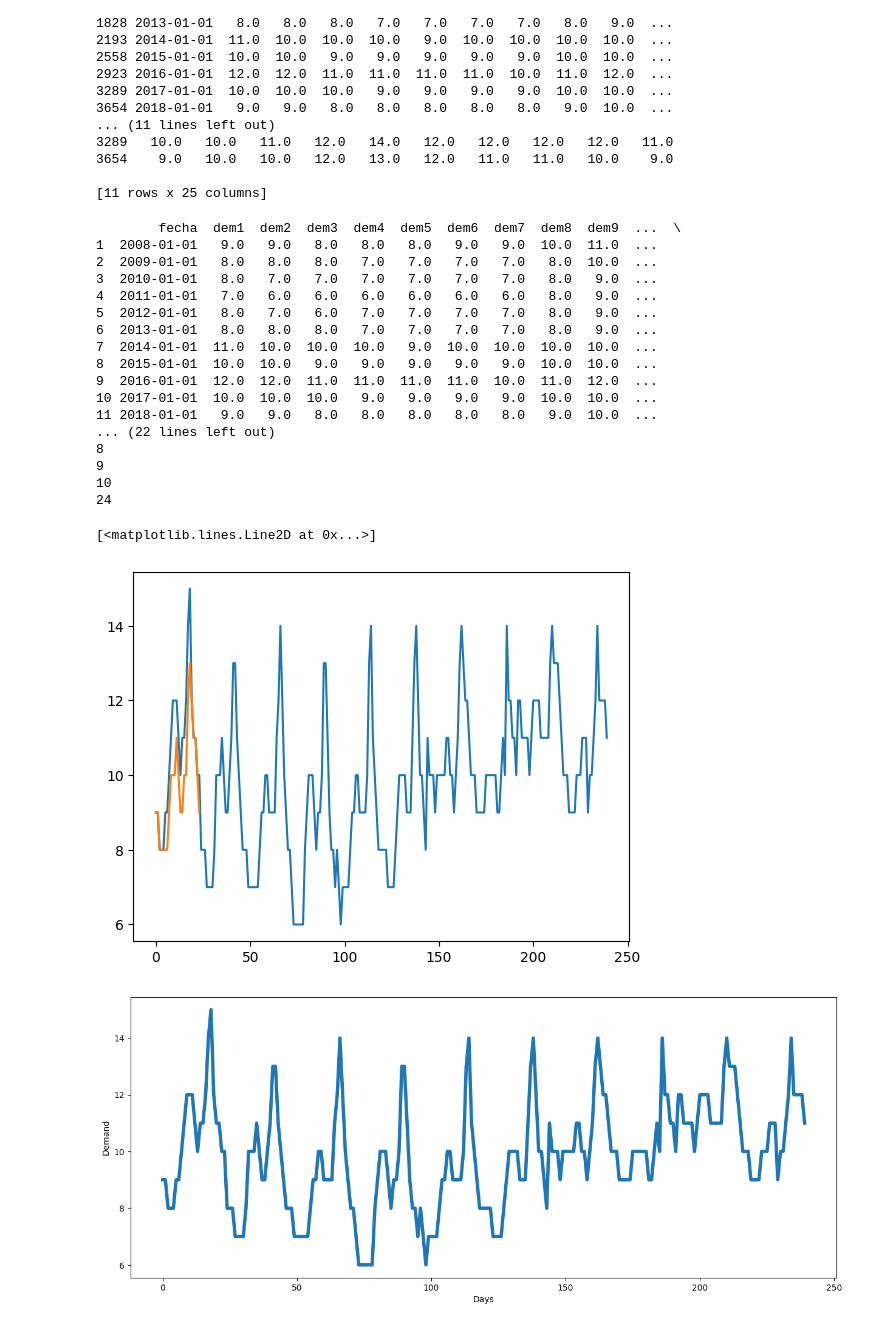
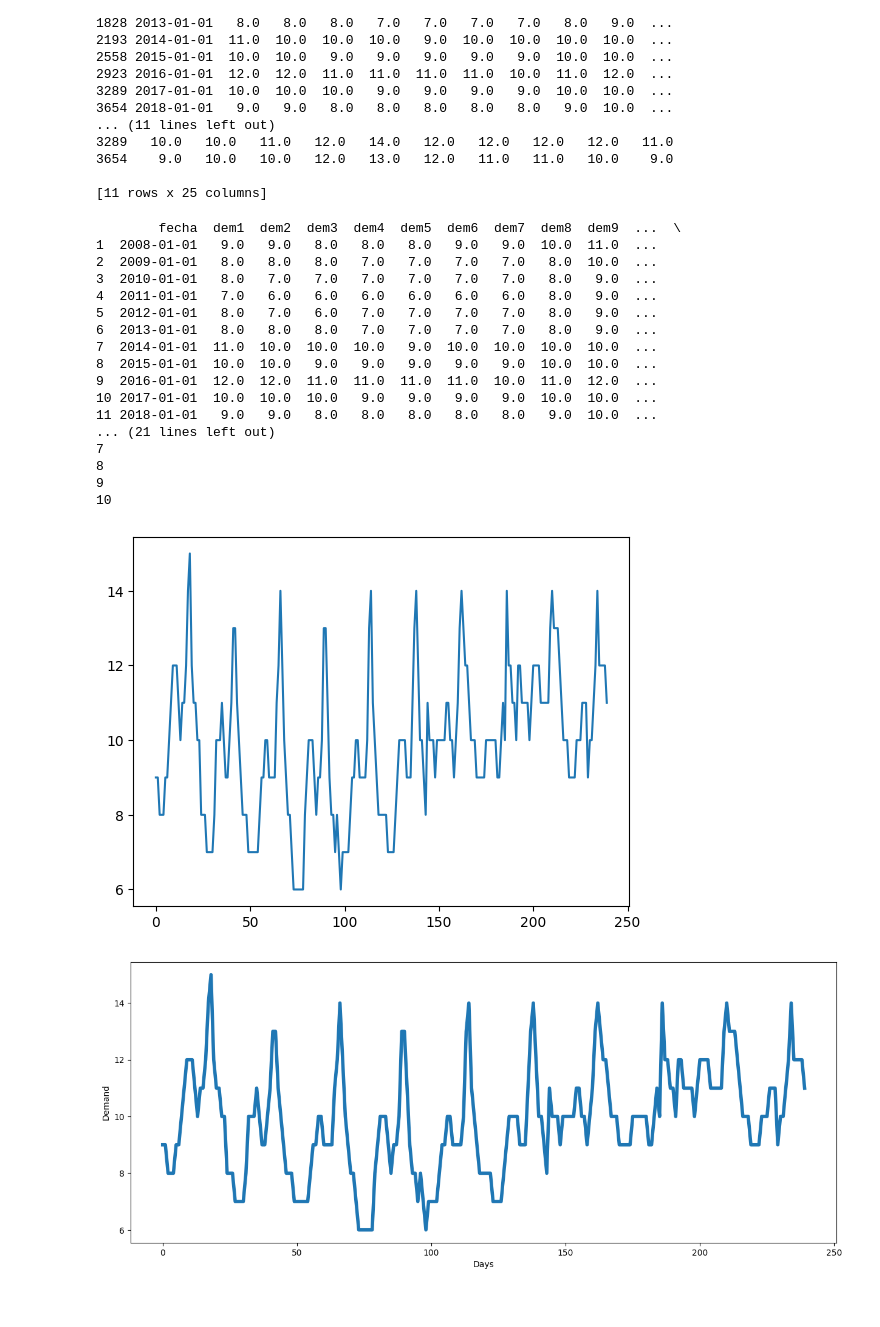
Before and after one commit to Millares95/Investigation_Code, a Jupyter notebook: ultimate_ARIMA_Forcast.ipynb, the cells around one changed output. Saved outputs shown, nothing was run; the diff lists cells and outputs as text; code cells hidden in the pictures.

```diff
--- a/ultimate_ARIMA_Forcast.ipynb
+++ b/ultimate_ARIMA_Forcast.ipynb
@@ -201,39 +199,36 @@ print(infoToUseFiltered)
 # reshape the data
 dataToFit = []
 for k in range(1, 11):
     print(k)
     data = infoToUseFiltered.loc[k,['dem1', 'dem2', 'dem3', 'dem4', 'dem5', 'dem6', 'dem7', 'dem8', 'dem9', 'dem10', 'dem11', 'dem12', 'dem13', 'dem14', 'dem15', 'dem16', 'dem17', 'dem18', 'dem19', 'dem20', 'dem21', 'dem22', 'dem23', 'dem24']]
     data = np.array(data)
     dataToFit.append(data)
 dataToFit = np.array(dataToFit)
 dataToFit = dataToFit.flatten()
 dataToFit = np.float64(dataToFit)
 plot.plot(dataToFit)
 np.sum(dataToFit)
 np.mean(dataToFit)
 dataToValidate = np.array(infoToUseFiltered.loc[11,['dem1', 'dem2', 'dem3', 'dem4', 'dem5', 'dem6', 'dem7', 'dem8', 'dem9', 'dem10', 'dem11', 'dem12', 'dem13', 'dem14', 'dem15', 'dem16', 'dem17', 'dem18', 'dem19', 'dem20', 'dem21', 'dem22', 'dem23', 'dem24']])
-print(len(dataToValidate))
-plot.plot(dataToValidate)
 # %% [output]
         fecha  dem1  dem2  dem3  dem4  dem5  dem6  dem7  dem8  dem9  ...  \
 1  2008-01-01   9.0   9.0   8.0   8.0   8.0   9.0   9.0  10.0  11.0  ...
 2  2009-01-01   8.0   8.0   8.0   7.0   7.0   7.0   7.0   8.0  10.0  ...
 3  2010-01-01   8.0   7.0   7.0   7.0   7.0   7.0   7.0   8.0   9.0  ...
 4  2011-01-01   7.0   6.0   6.0   6.0   6.0   6.0   6.0   8.0   9.0  ...
 5  2012-01-01   8.0   7.0   6.0   7.0   7.0   7.0   7.0   8.0   9.0  ...
 6  2013-01-01   8.0   8.0   8.0   7.0   7.0   7.0   7.0   8.0   9.0  ...
 7  2014-01-01  11.0  10.0  10.0  10.0   9.0  10.0  10.0  10.0  10.0  ...
 8  2015-01-01  10.0  10.0   9.0   9.0   9.0   9.0   9.0  10.0  10.0  ...
 9  2016-01-01  12.0  12.0  11.0  11.0  11.0  11.0  10.0  11.0  12.0  ...
 10 2017-01-01  10.0  10.0  10.0   9.0   9.0   9.0   9.0  10.0  10.0  ...
 11 2018-01-01   9.0   9.0   8.0   8.0   8.0   8.0   8.0   9.0  10.0  ...
-... (22 lines left out)
+... (21 lines left out)
+7
 8
 9
 10
-24
-[<matplotlib.lines.Line2D at 0x...>]
-[figure, old version]
+[figure, new version]
 # %%
 plt.figure(figsize = (15,6))
 plt.plot(dataToFit,linewidth = 4)
```
Also changed, not shown: parts of 4 cells of this notebook, 1 other file.
